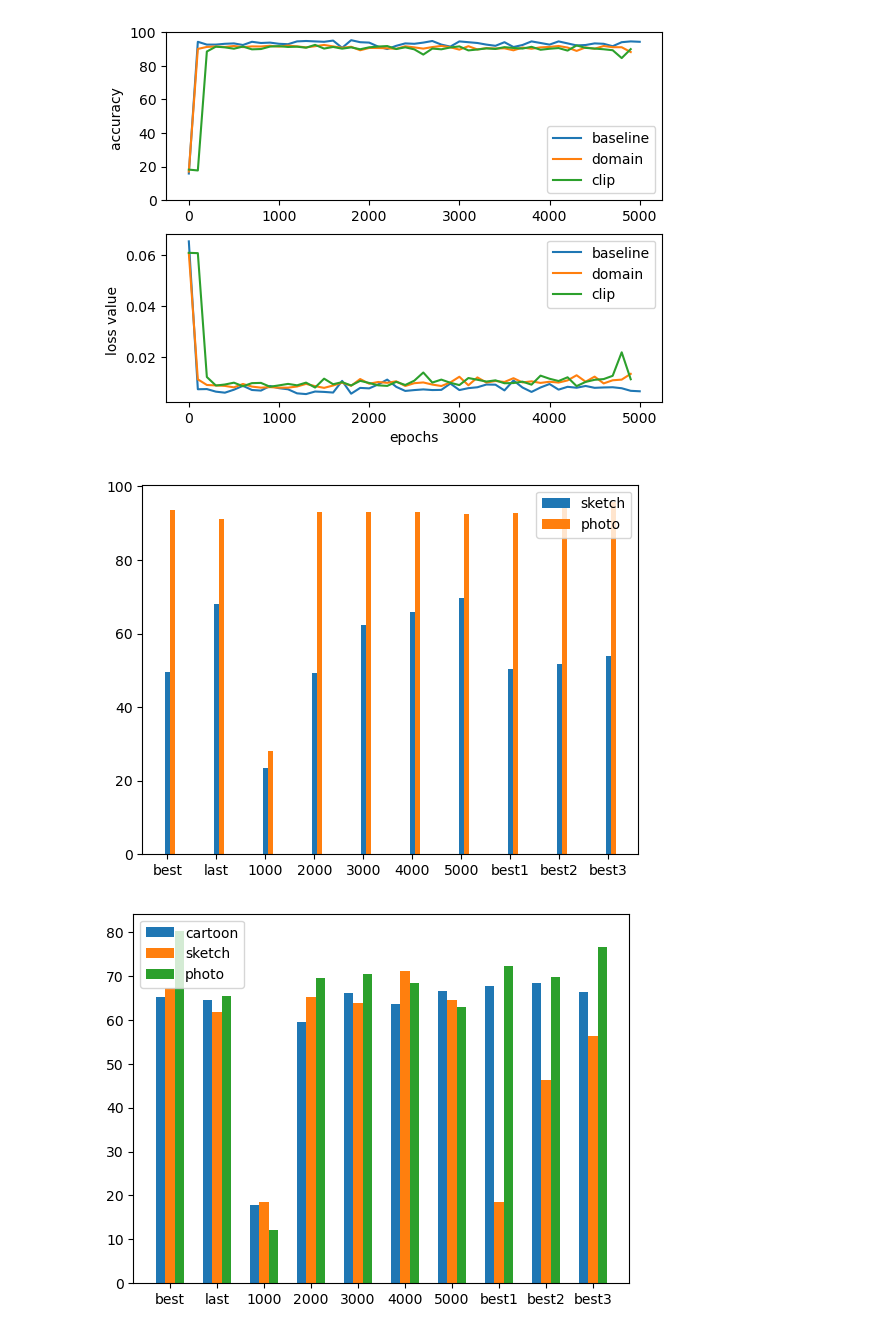
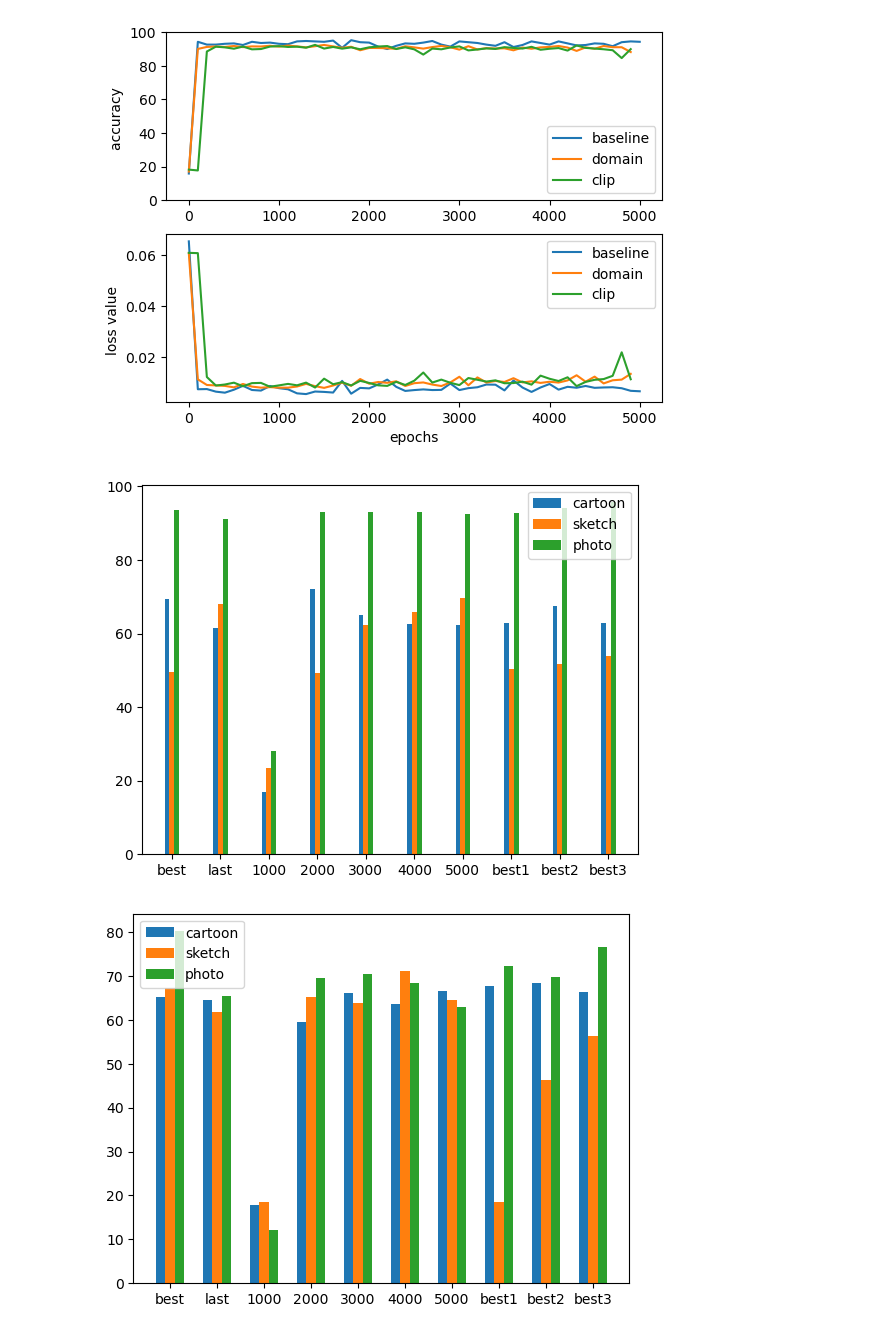
Before and after one commit to md131376st/amlProhect, a Jupyter notebook: data/PACS/AddDataLabels-Copy1.ipynb, the cells around one changed output. Cells and saved outputs as stored; diff of their text form; code cells hidden in the pictures.

```diff
--- a/data/PACS/AddDataLabels-Copy1.ipynb
+++ b/data/PACS/AddDataLabels-Copy1.ipynb
@@ -456,27 +456,27 @@ hi =range(0,5001, 100)
 # %%
 import numpy as np
 import matplotlib.pyplot as plt
 # x axis values
 
 mylabels = ["cartoon", "sketch", "photo"]
 x = ["best","last","1000", "2000","3000","4000", "5000", "best1","best2","best3"]
 X_axis = np.arange(len(x))
 
-y = [ 64.93, 58.69,93.77,0,0,0,0]
+y = [ 69.41, 61.43,17.06,72.01,65.10,62.54,62.20,62.97, 67.49,62.88 ]
 y1 = [ 49.61 ,67.93, 23.52, 49.17, 62.23, 65.92 ,69.64,50.45, 51.85,53.88]
 y2 = [ 93.59, 91.14, 28.08, 93.17, 93.17, 92.99 ,92.57,92.87,94.19,95.69 ]
-# plt.bar(X_axis - 0.1, y, 0.1, label = 'cartoon')
+plt.bar(X_axis - 0.1, y, 0.1, label = 'cartoon')
 plt.bar(X_axis , y1 , 0.1, label = 'sketch')
 plt.bar(X_axis + 0.1, y2, 0.1, label = 'photo')
 # corresponding y axis values
 plt.xticks(X_axis, x)
 # plotting the points
 
 
 plt.legend()
 plt.savefig("accuracy.png")
 # %% [output]
-[figure, old version]
+[figure, new version]
 # %%
 import numpy as np
 import matplotlib.pyplot as plt
```
Also changed, not shown: parts of 1 cell of this notebook, 1 other file.
